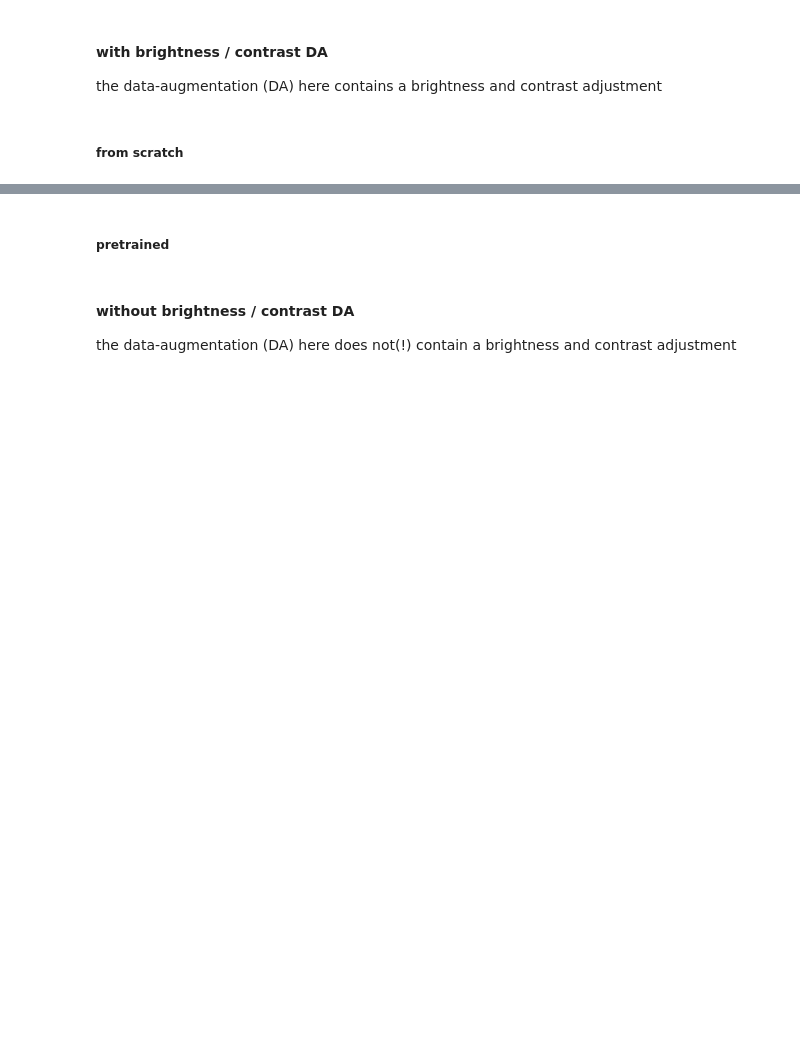
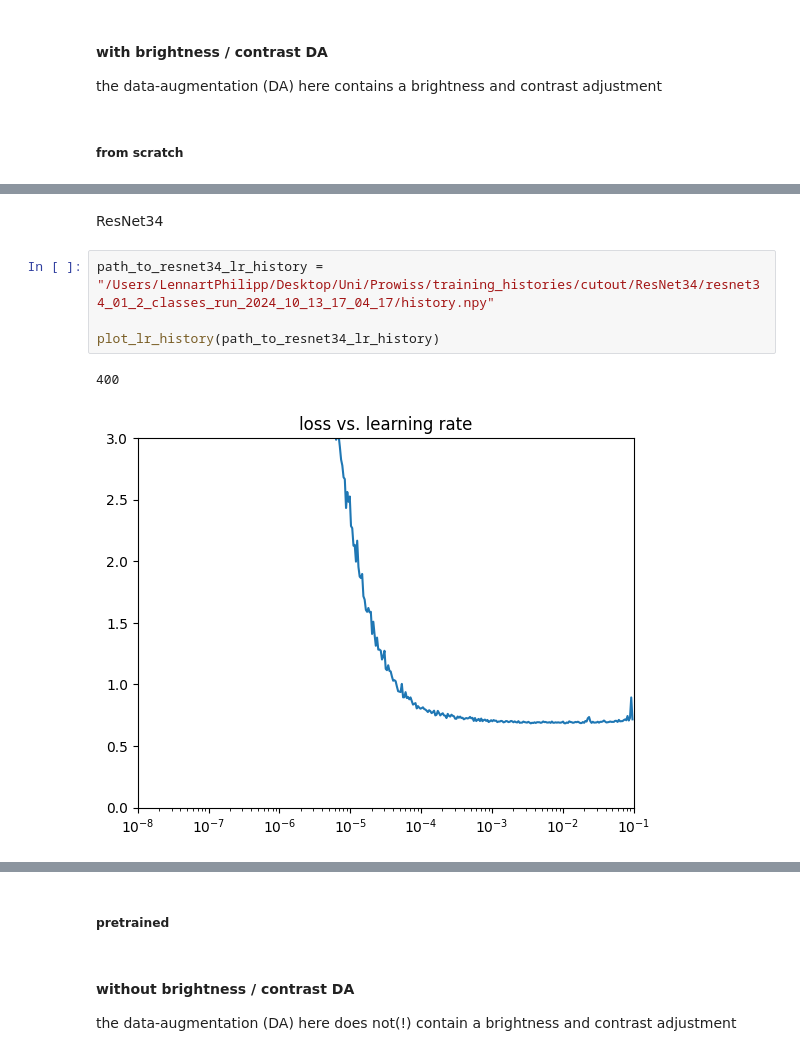
Before and after one commit to LennartPhil/Brain_Mets_Classification, a Jupyter notebook: notebooks/AI/ai_analysis.ipynb, the cells around one changed output, grey strips where cells are left out. Drawn from its saved outputs; the diff is of its cells as text; blank space fills up the shorter version.

```diff
--- a/notebooks/AI/ai_analysis.ipynb
+++ b/notebooks/AI/ai_analysis.ipynb
@@ -72,0 +208,9 @@ the data-augmentation (DA) here contains a brightness and contrast adjustment
+# %% [markdown]
+ResNet34
+# %%
+path_to_resnet34_lr_history = "/Users/LennartPhilipp/Desktop/Uni/Prowiss/training_histories/cutout/ResNet34/resnet34_01_2_classes_run_2024_10_13_17_04_17/history.npy"
+
+plot_lr_history(path_to_resnet34_lr_history)
+# %% [output]
+400
+[figure, added]
```
Also changed, not shown: parts of 18 cells of this notebook.
